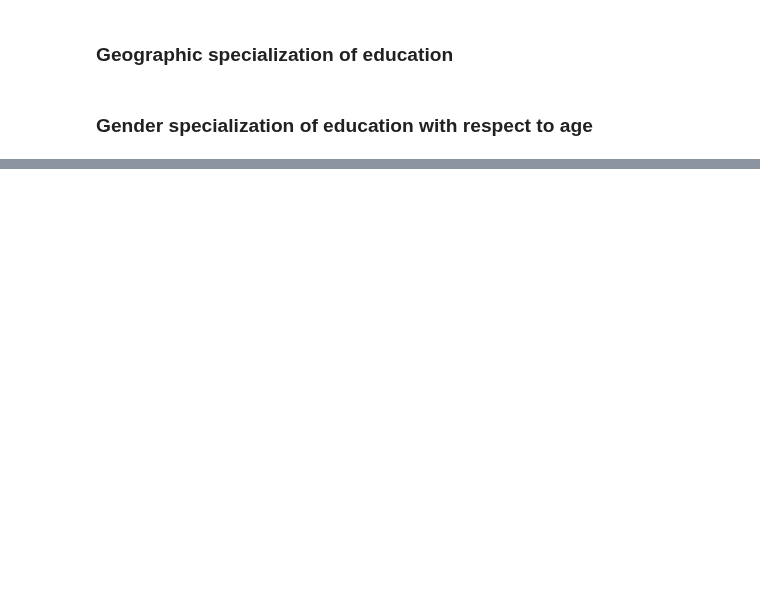
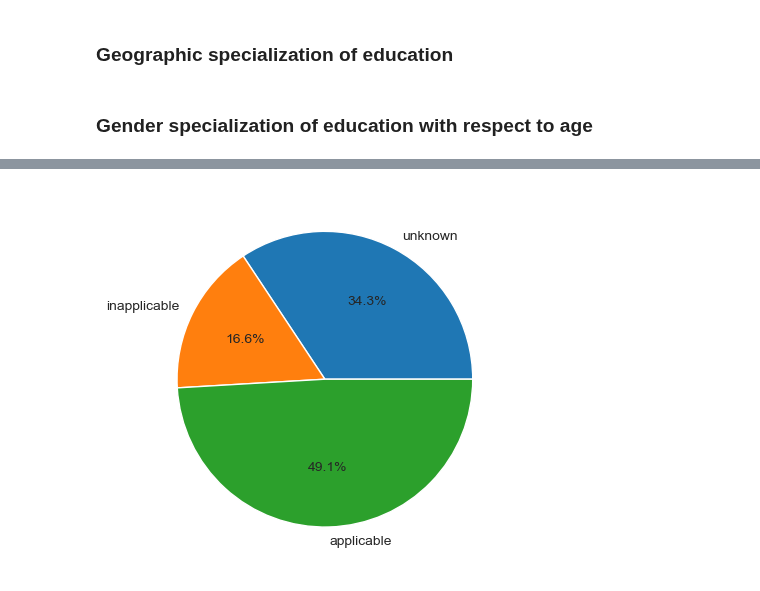
Before and after one commit to AndruKP/mathprofi-education, a Jupyter notebook: education_aggregate.ipynb, the cells around one changed output, grey strips where cells are left out. Drawn from its saved outputs; the diff is of its cells as text; code cells hidden in the pictures; blank space fills up the shorter version.

```diff
--- a/education_aggregate.ipynb
+++ b/education_aggregate.ipynb
@@ -116,0 +213,16 @@ pass
+# %%
+table_uneducated_by_isco = (table_067_SR
+                            .query("education == 'bez školského vzdelania – osoby vo veku 15 rokov a viac'")
+                            .groupby('ISCO_occupation')['count']
+                            .sum()
+                            .sort_values(ascending=False)
+                            .reset_index())
+
+unknown_occupation_count = table_uneducated_by_isco.query('ISCO_occupation == "nezistené"')['count'].sum()
+inapplicable_occupation_count = table_uneducated_by_isco.query('ISCO_occupation == "neaplikovateľné"')['count'].sum()
+
+applicable_occupation = table_uneducated_by_isco.query(
+    'ISCO_occupation != "nezistené" & ISCO_occupation != "neaplikovateľné"')
+applicable_occupation_count = applicable_occupation['count'].sum()
+
+display(applicable_occupation.head())
@@ -116,0 +236,9 @@ pass
+# %%
+# TODO: beauty
+
+plt.pie([unknown_occupation_count, inapplicable_occupation_count, applicable_occupation_count],
+        labels=['unknown', 'inapplicable', 'applicable'], autopct='%1.1f%%')
+
+plt.show()
+# %% [output]
+[figure, added]
```
Also changed, not shown: parts of 25 cells of this notebook.
